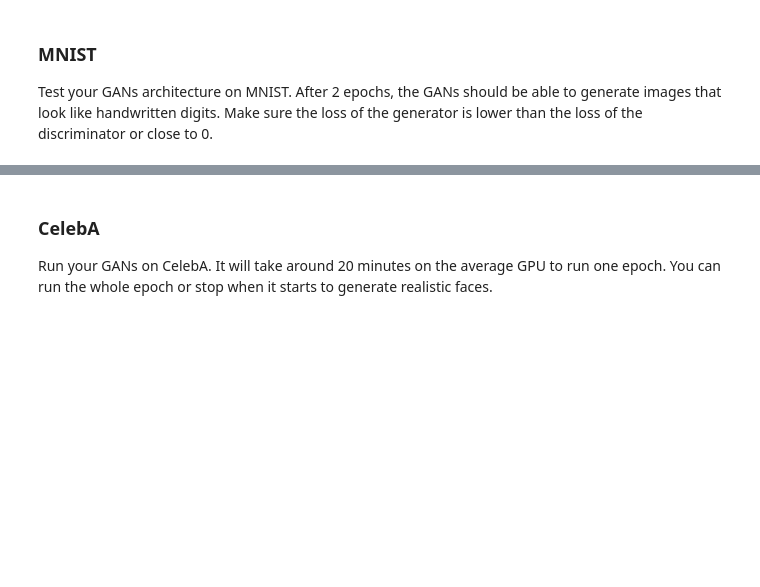
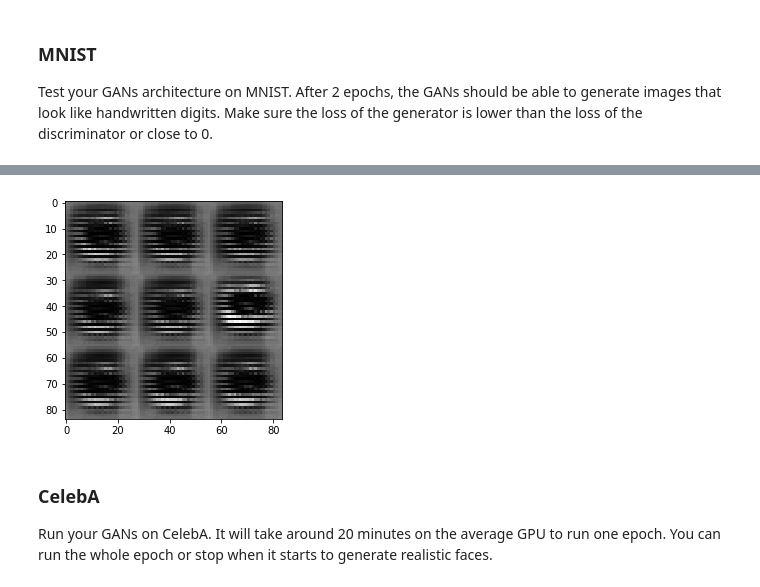
Before and after one commit to blob42/face_generation_gan, a Jupyter notebook: dlnd_face_generation.ipynb, the cells around one changed output, grey strips where cells are left out. Drawn from its saved outputs; the diff is of its cells as text; code cells hidden in the pictures; blank space fills up the shorter version.

```diff
--- a/dlnd_face_generation.ipynb
+++ b/dlnd_face_generation.ipynb
@@ -140,7 +142,7 @@ Tests Passed
 # %%
 alpha = 0.2 # for leaky relu
 print_every = 10
-show_every = 10 #change to 100
+show_every = 100 #change to 100
 # %% [markdown]
 ### Discriminator
 Implement `discriminator` to create a discriminator neural network that discriminates on `images`.  This function should be able to reuse the variables in the neural network.  Use [`tf.variable_scope`](https://www.tensorflow.org/api_docs/python/tf/variable_scope) with a scope name of "discriminator" to allow the variables to be reused.  The function should return a tuple of (tensor output of the discriminator, tensor logits of the discriminator).
@@ -206,7 +208,6 @@ def generator(z, out_channel_dim, is_train=True):
     :param is_train: Boolean if generator is being used for training
     :return: The tensor output of the generator
     """
-
 
     with tf.variable_scope('generator', reuse=not is_train):
 
@@ -232,8 +233,14 @@ def generator(z, out_channel_dim, is_train=True):
         #print(x3)
         # 16x16x128 now
 
+        x4 = tf.layers.conv2d_transpose(x2, 64, 13, strides=1, padding='valid')
+        x4 = tf.layers.batch_normalization(x4, training=is_train)
+        x4 = tf.maximum(alpha * x4, x4)
+        #print(x4)
+        # 20x20x64 now
+
         # Output layer
-        logits = tf.layers.conv2d_transpose(x3, out_channel_dim, 13, strides=1, padding='valid')
+        logits = tf.layers.conv2d_transpose(x4, out_channel_dim, 9, strides=1, padding='valid')
         #print(logits)
         # 28x28x(channels) now
 
@@ -262,7 +269,7 @@ def model_loss(input_real, input_z, out_channel_dim):
     :param out_channel_dim: The number of channels in the output image
     :return: A tuple of (discriminator loss, generator loss)
     """
-    g_model = generator(input_z, out_channel_dim)
+    g_model = generator(input_z, out_channel_dim, True)
     d_model_real, d_logits_real = discriminator(input_real)
     d_model_fake, d_logits_fake = discriminator(g_model, reuse=True)
 
@@ -380,7 +387,7 @@ def train(epoch_count, batch_size, z_dim, learning_rate, beta1, get_batches, dat
     #print(out_channel_dim)
 
     inputs_real, inputs_z, lr_rate = model_inputs(*image_shape, z_dim)
-    print(inputs_real)
+    #print(inputs_real)
     d_loss, g_loss = model_loss(inputs_real, inputs_z, out_channel_dim)
     d_train_opt, g_train_opt = model_opt(d_loss, g_loss, lr_rate, beta1)
     #print(inputs_real)
@@ -410,6 +417,7 @@ def train(epoch_count, batch_size, z_dim, learning_rate, beta1, get_batches, dat
         for epoch_i in range(epoch_count):
             for batch_images in get_batches(batch_size):
                 steps += 1
+                #print("Step {} ...".format(steps))
 
                 #1 Scale real images to [-1,1] range since that is also the generator output scale
                 batch_images = scale(batch_images, target_range=(-1,1))
@@ -420,9 +428,8 @@ def train(epoch_count, batch_size, z_dim, learning_rate, beta1, get_batches, dat
 
 
                 #3 Run optimizers
-                print(batch_images.shape)
+                #print(batch_images.shape)
 
-                #Tracer()() #this one triggers the debugger
 
                 # Optimize discriminator
                 _ = sess.run(d_train_opt, feed_dict={inputs_real: batch_images,
@@ -431,38 +438,40 @@ def train(epoch_count, batch_size, z_dim, learning_rate, beta1, get_batches, dat
 
 
 
+
                 # Optimize generator
                 _ = sess.run(g_train_opt, feed_dict={inputs_z: batch_z,
+                                                     inputs_real: batch_images,
                                                      lr_rate: learning_rate})
 
 
+                #Tracer()() #this one triggers the debugger
                 if steps % print_every == 0:
 
-                    d_train_loss = sess.run(d_train_opt, feed_dict={inputs_real: batch_images,
-                                                     inputs_z: batch_z,
-                                                     lr_rate: learning_rate})
+                    d_train_loss = d_loss.eval({inputs_real: batch_images,
+                                                inputs_z: batch_z,
+                                                lr_rate: learning_rate})
 
                     # Optimize generator
-                    g_train_loss = sess.run(g_train_opt, feed_dict={inputs_z: batch_z,
-                                                         lr_rate: learning_rate})
+                    g_train_loss = g_loss.eval({inputs_z: batch_z,
+                                                inputs_real: batch_images,
+                                                lr_rate: learning_rate})
 
-                    print("Epoch {}/{}...".format(epoch_i+1, epoch_count),
+                    #Tracer()() #this one triggers the debugger
+                    print("Epoch {}/{}-Step {}...".format(epoch_i+1, epoch_count,steps),
                           "Discriminator Loss: {:.4f}...".format(d_train_loss),
                           "Generator Loss: {:.4f}".format(g_train_loss))
 
                 if steps % show_every == 0:
                         show_generator_output(sess, 10, inputs_z, out_channel_dim, data_image_mode)
-
-
-                break
 # %% [markdown]
 ### MNIST
 Test your GANs architecture on MNIST.  After 2 epochs, the GANs should be able to generate images that look like handwritten digits.  Make sure the loss of the generator is lower than the loss of the discriminator or close to 0.
 # %%
-batch_size = 10
+batch_size = 128
 z_dim = 100
-learning_rate = 0.002
-beta1 = 0.9
+learning_rate = 0.0002
+beta1 = 0.5
 
 
 """
@@ -474,3 +483,4 @@ mnist_dataset = helper.Dataset('mnist', glob(os.path.join(data_dir, 'mnist/*.jpg
 with tf.Graph().as_default():
     train(epochs, batch_size, z_dim, learning_rate, beta1, mnist_dataset.get_batches,
           mnist_dataset.shape, mnist_dataset.image_mode)
+# %% [output]
@@ -477,3 +498,4 @@ with tf.Graph().as_default():
+[figure, added]
 # %% [markdown]
 ### CelebA
 Run your GANs on CelebA.  It will take around 20 minutes on the average GPU to run one epoch.  You can run the whole epoch or stop when it starts to generate realistic faces.
```
Also changed, not shown: parts of 6 cells of this notebook.
